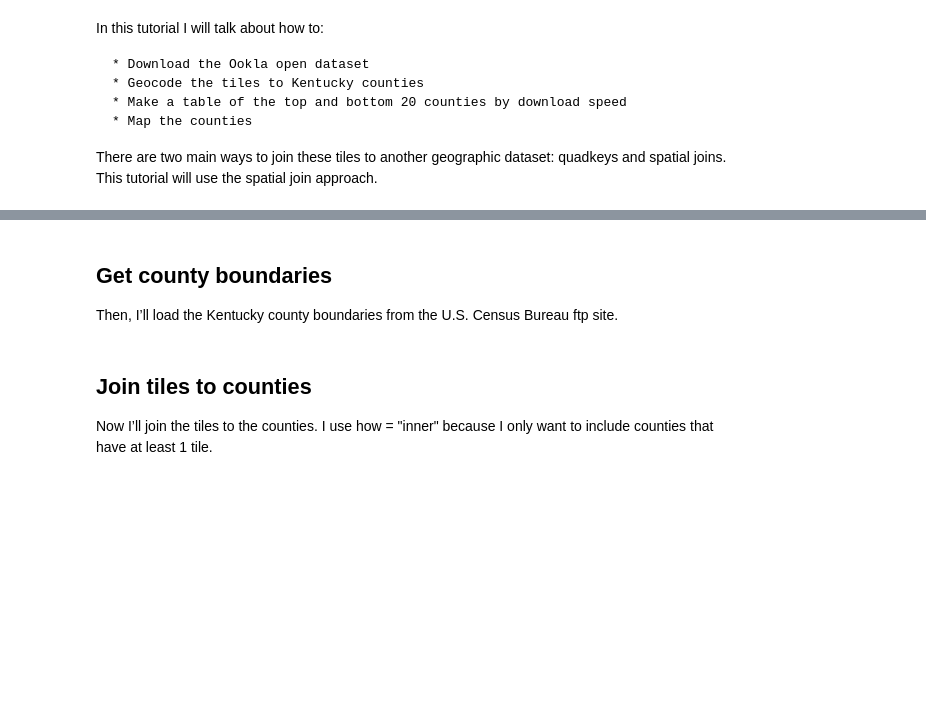
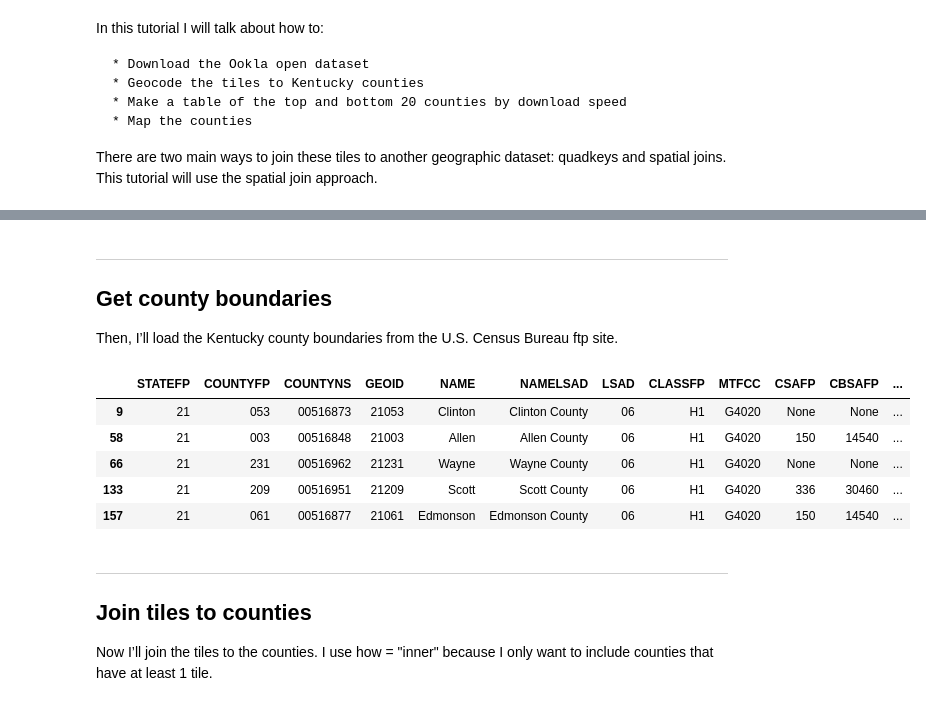
Before and after one commit to teamookla/ookla-open-data, a Jupyter notebook: tutorials/aggregate_by_county_py.ipynb, the cells around one changed output, grey strips where cells are left out. Saved outputs shown, nothing was run; the diff lists cells and outputs as text; code cells hidden in the pictures; blank space fills up the shorter version.

```diff
--- a/tutorials/aggregate_by_county_py.ipynb
+++ b/tutorials/aggregate_by_county_py.ipynb
@@ -31,4 +62,6 @@ tiles = gp.read_file(tile_url)
 # %% [markdown]
+---
+
 ## Get county boundaries
 
 Then, I’ll load the Kentucky county boundaries from the U.S. Census Bureau ftp site.
@@ -41,4 +75,15 @@ print(ky_counties.head())
+# %%
+ky_counties.head()
+# %% [output]
+|  | STATEFP | COUNTYFP | COUNTYNS | GEOID | NAME | NAMELSAD | LSAD | CLASSFP | MTFCC | CSAFP | CBSAFP | ... |
+| 9 | 21 | 053 | 00516873 | 21053 | Clinton | Clinton County | 06 | H1 | G4020 | None | None | ... |
+| 58 | 21 | 003 | 00516848 | 21003 | Allen | Allen County | 06 | H1 | G4020 | 150 | 14540 | ... |
+| 66 | 21 | 231 | 00516962 | 21231 | Wayne | Wayne County | 06 | H1 | G4020 | None | None | ... |
+| 133 | 21 | 209 | 00516951 | 21209 | Scott | Scott County | 06 | H1 | G4020 | 336 | 30460 | ... |
+| 157 | 21 | 061 | 00516877 | 21061 | Edmonson | Edmonson County | 06 | H1 | G4020 | 150 | 14540 | ... |
 # %% [markdown]
+---
+
 ## Join tiles to counties
 
 Now I’ll join the tiles to the counties. I use how = "inner" because I only want to include counties that have at least 1 tile.
```
Also changed, not shown: parts of 25 cells of this notebook, 3 other files.
